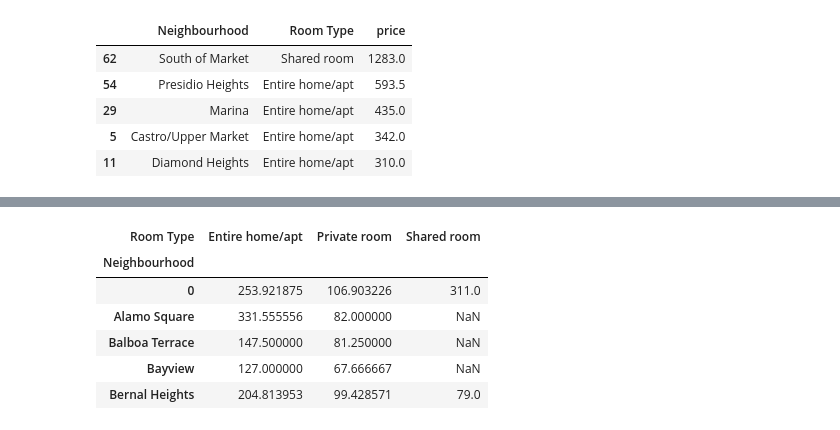
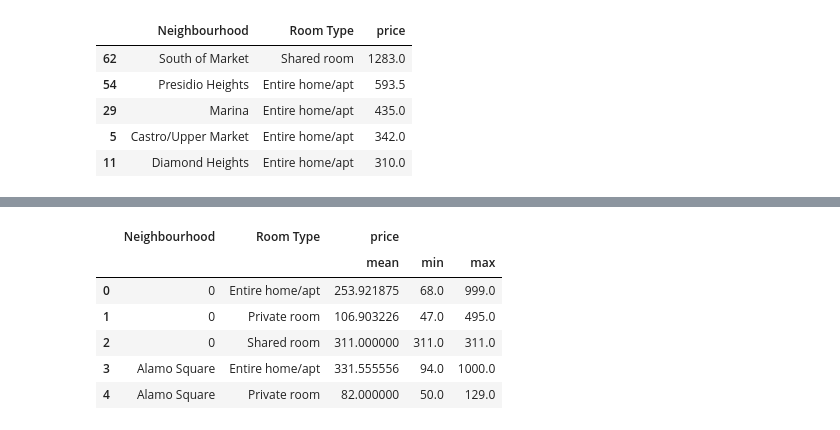
Before and after one commit to areselian/Project1_Group2, a Jupyter notebook: SF Airbnb Rental Prices Analysis.ipynb, the cells around one changed output, grey strips where cells are left out. Drawn from its saved outputs; the diff is of its cells as text; code cells hidden in the pictures.

```diff
--- a/SF Airbnb Rental Prices Analysis.ipynb
+++ b/SF Airbnb Rental Prices Analysis.ipynb
@@ -304,11 +339,13 @@ roomProperty_df.head(5)
 # %%
-SF_listing_pivot = SF_listing_df.pivot_table(index='Neighbourhood', columns='Room Type', values='price', aggfunc='mean')
-SF_listing_pivot.head()
+SF_neighbourhoods_grouped2 = SF_listing_df.groupby(['Neighbourhood','Room Type']).agg({'price': ['mean', 'min','max']})
+SF_neighbourhoods_grouped2 = SF_neighbourhoods_grouped2.reset_index()
+
+SF_neighbourhoods_grouped2.head()
 # %% [output]
-| Room Type | Entire home/apt | Private room | Shared room |
-| Neighbourhood |  |  |  |
-| 0 | 253.921875 | 106.903226 | 311.0 |
-| Alamo Square | 331.555556 | 82.000000 | NaN |
-| Balboa Terrace | 147.500000 | 81.250000 | NaN |
-| Bayview | 127.000000 | 67.666667 | NaN |
-| Bernal Heights | 204.813953 | 99.428571 | 79.0 |
+|  | Neighbourhood | Room Type | price |  |  |
+|  |  |  | mean | min | max |
+| 0 | 0 | Entire home/apt | 253.921875 | 68.0 | 999.0 |
+| 1 | 0 | Private room | 106.903226 | 47.0 | 495.0 |
+| 2 | 0 | Shared room | 311.000000 | 311.0 | 311.0 |
+| 3 | Alamo Square | Entire home/apt | 331.555556 | 94.0 | 1000.0 |
+| 4 | Alamo Square | Private room | 82.000000 | 50.0 | 129.0 |
```
Also changed, not shown: parts of 20 cells of this notebook, 1 other file.
